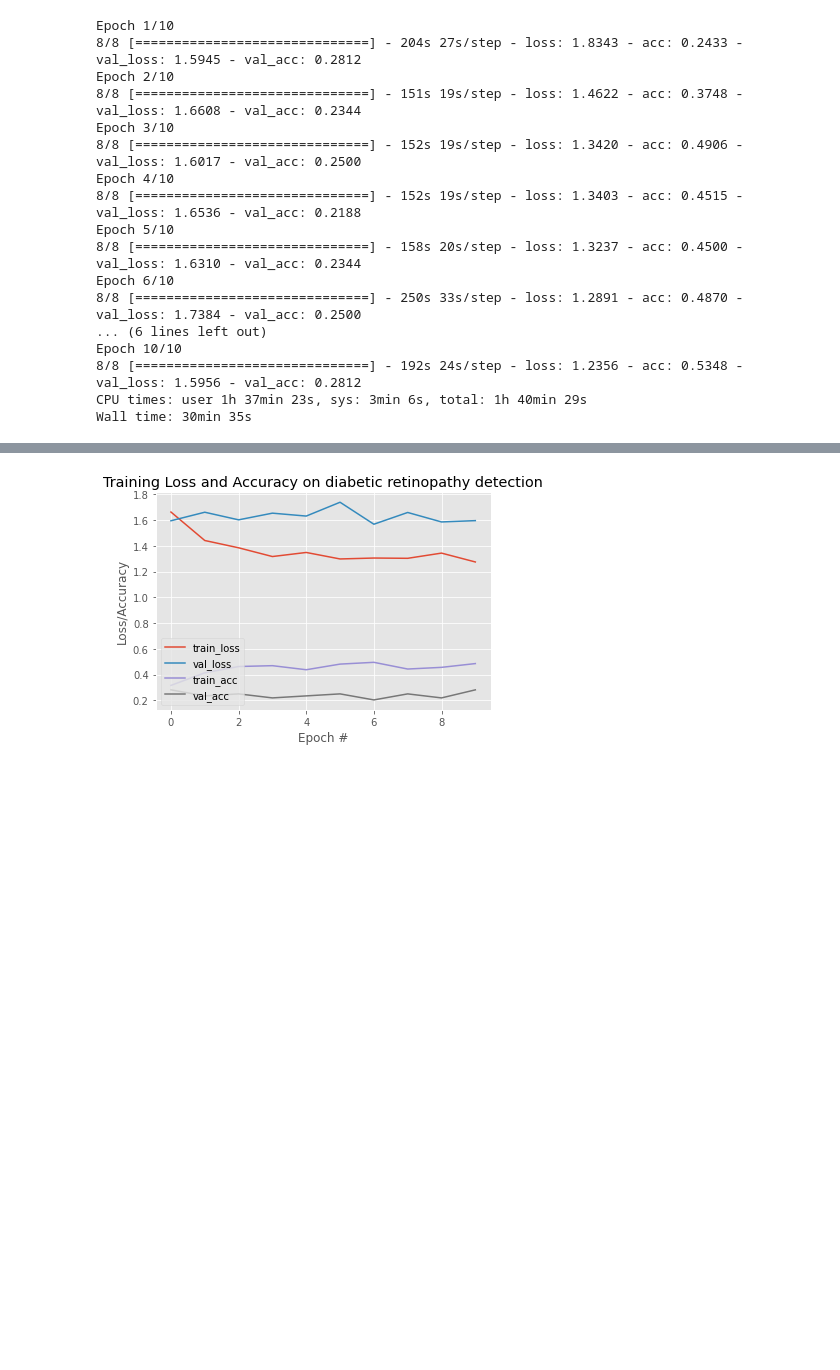
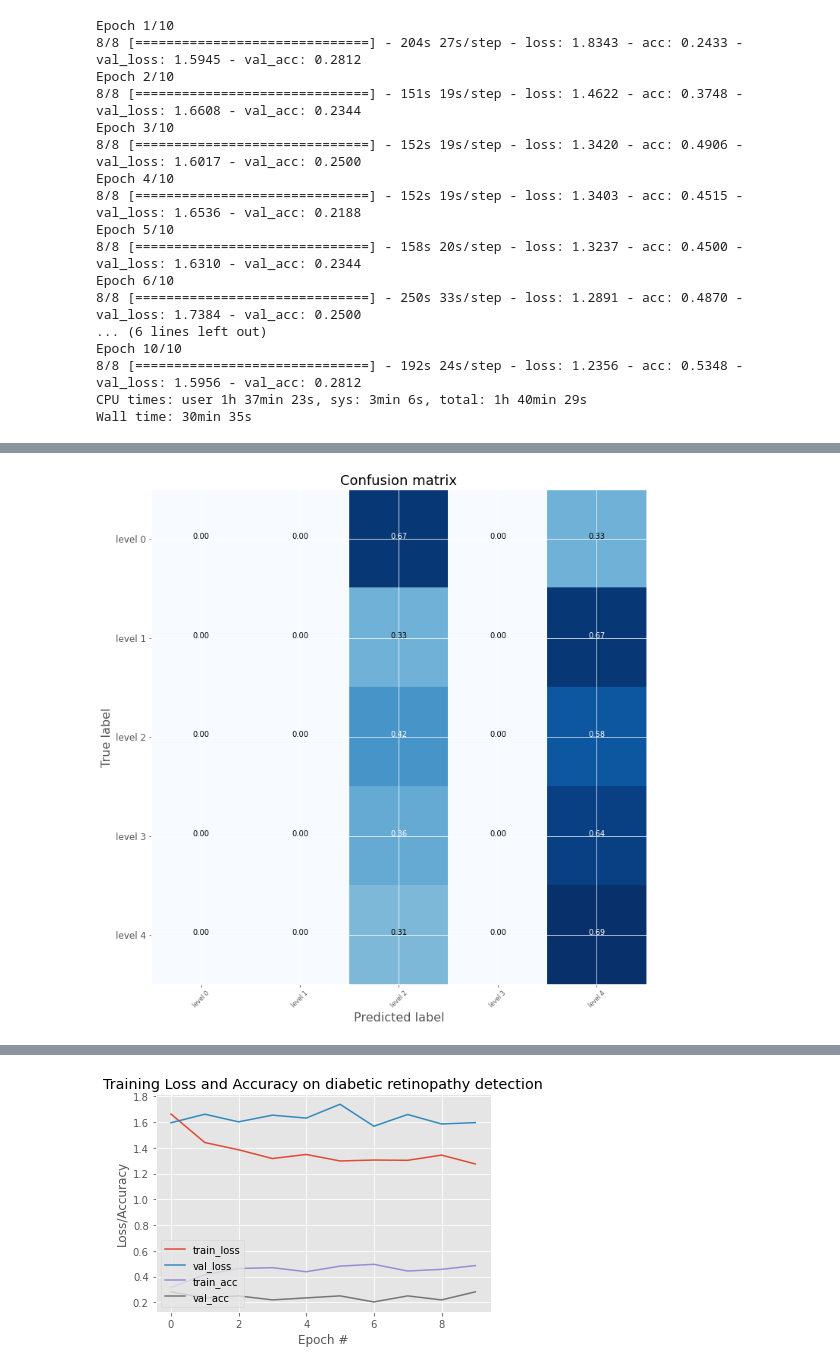
Before and after one commit to chakourm/RD_training, a Jupyter notebook: CNN_Training_Dataset.ipynb, the cells around one changed output, grey strips where cells are left out. Drawn from its saved outputs; the diff is of its cells as text; code cells hidden in the pictures; blank space fills up the shorter version.

```diff
--- a/CNN_Training_Dataset.ipynb
+++ b/CNN_Training_Dataset.ipynb
@@ -249,7 +249,7 @@ Wall time: 23 s
 # %%
 y_pred = np.argmax(Y_pred, axis=1)
 # %%
-#cnf_matrix = confusion_matrix(test_generator.classes, y_pred)
+cnf_matrix = confusion_matrix(test_generator.classes, y_pred)
 # %%
 def plot_confusion_matrix(cm, classes,
                           title='Confusion matrix',
@@ -276,7 +276,9 @@ def plot_confusion_matrix(cm, classes,
     plt.ylabel('True label', fontsize=16)
     plt.xlabel('Predicted label', fontsize=16)
 # %%
-#plot_confusion_matrix(cnf_matrix, list(classes.values()))
+plot_confusion_matrix(cnf_matrix, list(classes.values()))
+# %% [output]
+[figure, added]
 # %%
 def display_training_curves(training, validation, title, subplot):
 
```
Also changed, not shown: parts of 10 cells of this notebook.
